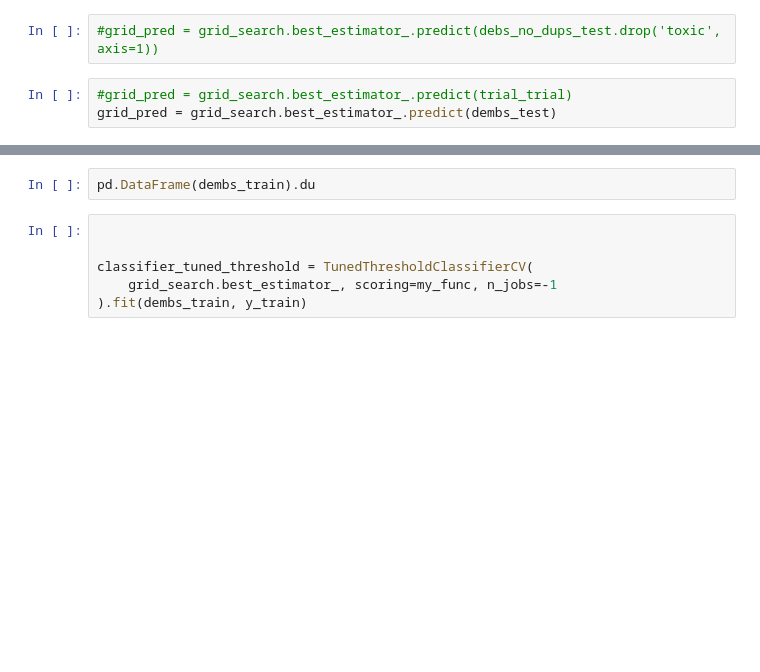
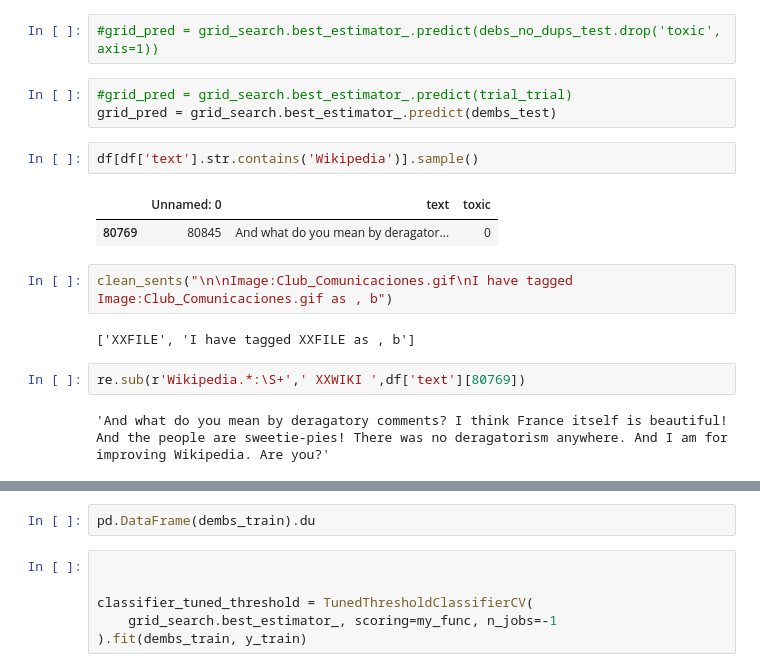
Before and after one commit to green-igor/wiki, a Jupyter notebook: wikiki (1).ipynb, the cells around one changed output, grey strips where cells are left out. Saved outputs shown, nothing was run; the diff lists cells and outputs as text; blank space fills up the shorter version.

```diff
--- a/wikiki (1).ipynb
+++ b/wikiki (1).ipynb
@@ -986,6 +1027,19 @@ pd.DataFrame(grid_search.cv_results_)[['rank_test_score', 'mean_test_score','par
 # %%
 #grid_pred = grid_search.best_estimator_.predict(trial_trial)
 grid_pred = grid_search.best_estimator_.predict(dembs_test)
+# %%
+df[df['text'].str.contains('Wikipedia')].sample()
+# %% [output]
+|  | Unnamed: 0 | text | toxic |
+| 80769 | 80845 | And what do you mean by deragator... | 0 |
+# %%
+clean_sents("\n\nImage:Club_Comunicaciones.gif\nI have tagged Image:Club_Comunicaciones.gif as , b")
+# %% [output]
+['XXFILE', 'I have tagged XXFILE as , b']
+# %%
+re.sub(r'Wikipedia.*:\S+',' XXWIKI ',df['text'][80769])
+# %% [output]
+'And what do you mean by deragatory comments? I think France itself is beautiful! And the people are sweetie-pies! There was no deragatorism anywhere. And I am for improving Wikipedia. Are you?'
 # %%
 f1_score(grid_pred, y_test,average=None)
 # %% [output]
```
Also changed, not shown: parts of 10 cells of this notebook.
